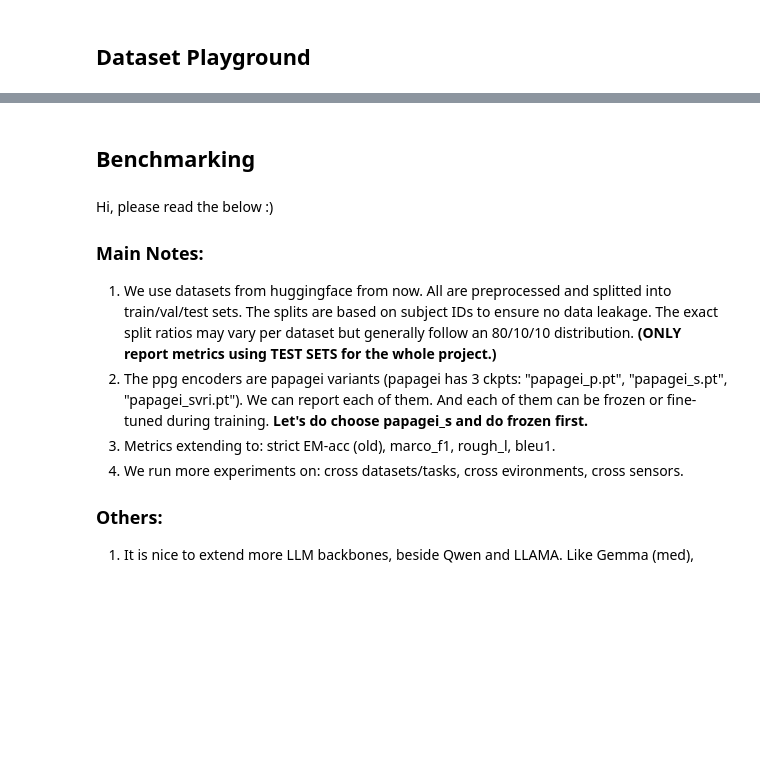
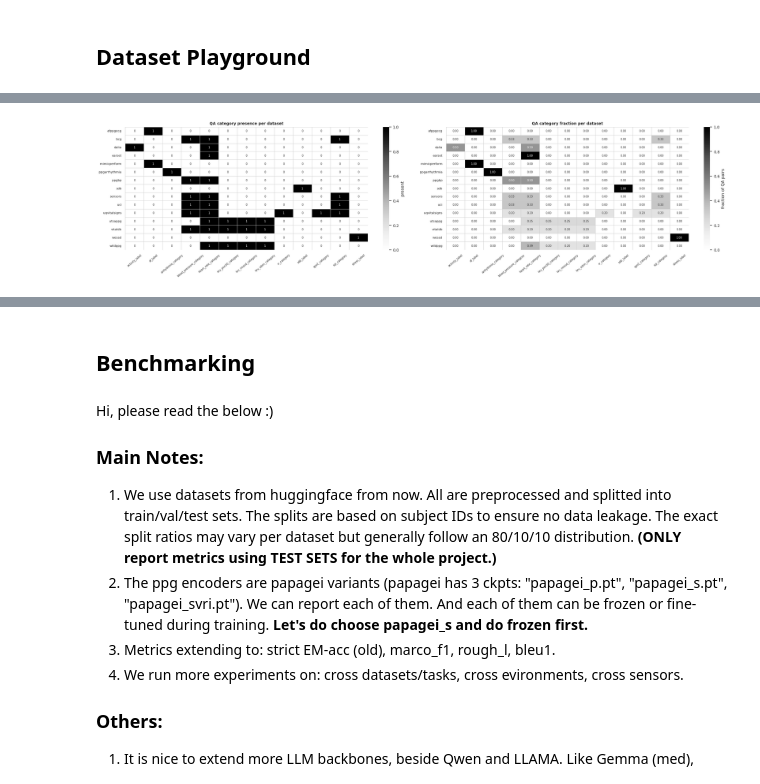
Before and after one commit to manhph2211/PulseLM, a Jupyter notebook: pulselm.ipynb, the cells around one changed output, grey strips where cells are left out. Drawn from its saved outputs; the diff is of its cells as text; code cells hidden in the pictures; blank space fills up the shorter version.

```diff
--- a/pulselm.ipynb
+++ b/pulselm.ipynb
@@ -103,32 +144,36 @@ for cat in all_cats:
 # %%
 heatmap_data = pd.DataFrame(
     {name: {cat: per_dataset_cats[name].get(cat, 0) for cat in all_cats} for name in dataset_names}
 ).T
 
 fig, axes = plt.subplots(1, 2, figsize=(24, 6))
 
 sns.heatmap(
     (heatmap_data > 0).astype(int), ax=axes[0],
-    cmap="Blues", linewidths=0.5, linecolor="#cccccc",
+    cmap="Greys", linewidths=0.5, linecolor="#cccccc",
     annot=True, fmt="d", cbar_kws={"label": "present"},
+    annot_kws={"fontsize": 7},
 )
-axes[0].set_title("QA category presence per dataset")
+axes[0].set_title("QA category presence per dataset", fontsize=10, fontweight="bold")
 axes[0].tick_params(axis="x", rotation=40, labelsize=7)
 axes[0].tick_params(axis="y", rotation=0, labelsize=8)
 
 heatmap_norm = heatmap_data.div(heatmap_data.sum(axis=1).replace(0, 1), axis=0)
 sns.heatmap(
     heatmap_norm, ax=axes[1],
-    cmap="YlOrRd", linewidths=0.5, linecolor="#cccccc",
+    cmap="Greys", linewidths=0.5, linecolor="#cccccc",
     fmt=".2f", annot=True, cbar_kws={"label": "fraction of QA pairs"},
+    annot_kws={"fontsize": 7},
 )
-axes[1].set_title("QA category fraction per dataset")
+axes[1].set_title("QA category fraction per dataset", fontsize=10, fontweight="bold")
 axes[1].tick_params(axis="x", rotation=40, labelsize=7)
 axes[1].tick_params(axis="y", rotation=0, labelsize=8)
 
 plt.tight_layout()
 savefig("category_heatmap.png")
 plt.show()
+# %% [output]
+[figure, added]
 # %%
 global_counts = pd.Series(
     {cat: sum(per_dataset_cats[n].get(cat, 0) for n in dataset_names) for cat in all_cats}
```
Also changed, not shown: parts of 12 cells of this notebook, 10 other files.
